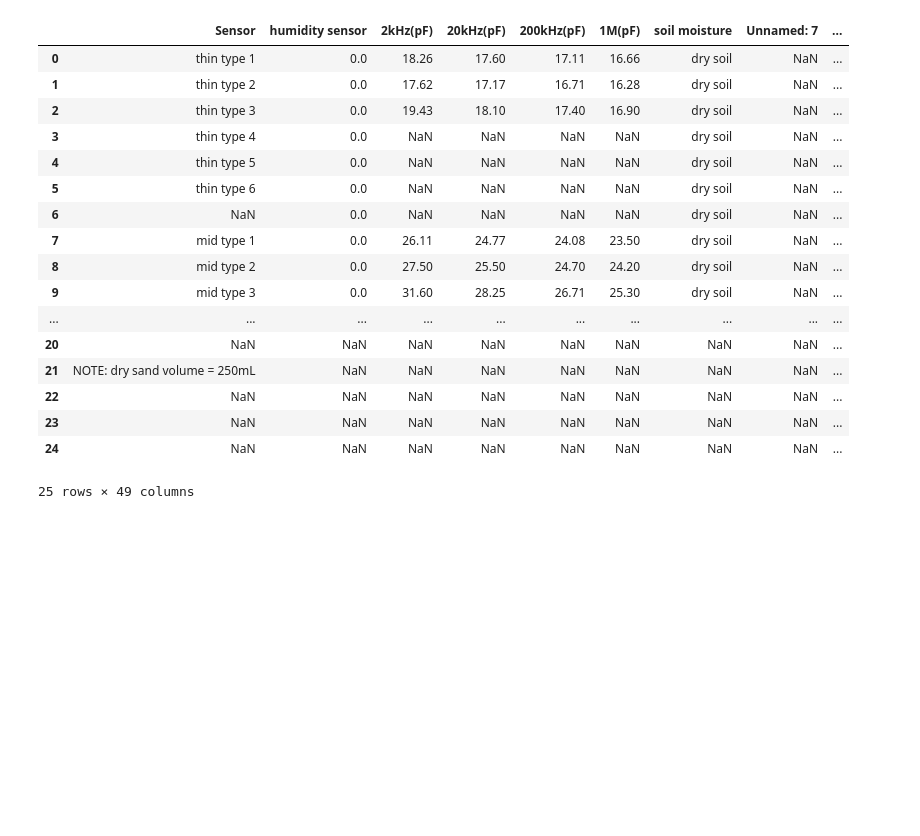
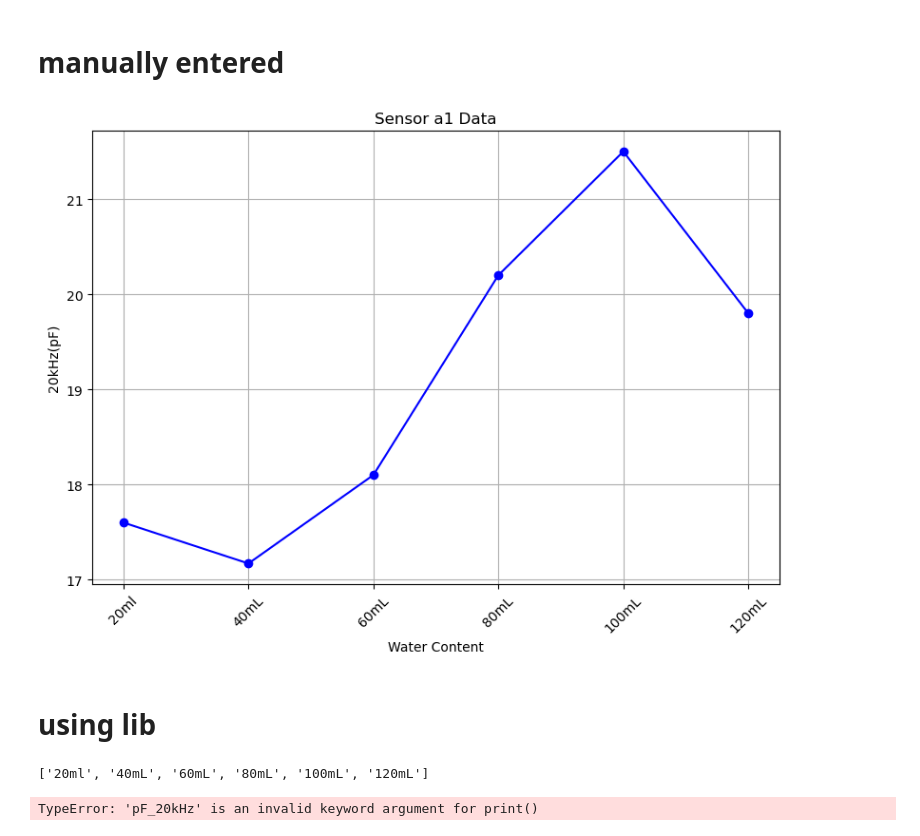
Before and after one commit to Akshat6133/automatic_irrigation_using_custom_made_sensor, a Jupyter notebook: idp.ipynb, the cells around one changed output. Saved outputs shown, nothing was run; the diff lists cells and outputs as text; code cells hidden in the pictures; blank space fills up the shorter version.

```diff
--- a/idp.ipynb
+++ b/idp.ipynb
@@ -6,21 +4,0 @@ data = pd.read_excel("idp.xlsx")
-# %%
-data
-# %% [output]
-|  | Sensor | humidity sensor | 2kHz(pF) | 20kHz(pF) | 200kHz(pF) | 1M(pF) | soil moisture | Unnamed: 7 | ... |
-| 0 | thin type 1 | 0.0 | 18.26 | 17.60 | 17.11 | 16.66 | dry soil | NaN | ... |
-| 1 | thin type 2 | 0.0 | 17.62 | 17.17 | 16.71 | 16.28 | dry soil | NaN | ... |
-| 2 | thin type 3 | 0.0 | 19.43 | 18.10 | 17.40 | 16.90 | dry soil | NaN | ... |
-| 3 | thin type 4 | 0.0 | NaN | NaN | NaN | NaN | dry soil | NaN | ... |
-| 4 | thin type 5 | 0.0 | NaN | NaN | NaN | NaN | dry soil | NaN | ... |
-| 5 | thin type 6 | 0.0 | NaN | NaN | NaN | NaN | dry soil | NaN | ... |
-| 6 | NaN | 0.0 | NaN | NaN | NaN | NaN | dry soil | NaN | ... |
-| 7 | mid type 1 | 0.0 | 26.11 | 24.77 | 24.08 | 23.50 | dry soil | NaN | ... |
-| 8 | mid type 2 | 0.0 | 27.50 | 25.50 | 24.70 | 24.20 | dry soil | NaN | ... |
-| 9 | mid type 3 | 0.0 | 31.60 | 28.25 | 26.71 | 25.30 | dry soil | NaN | ... |
-| ... | ... | ... | ... | ... | ... | ... | ... | ... | ... |
-| 20 | NaN | NaN | NaN | NaN | NaN | NaN | NaN | NaN | ... |
-| 21 | NOTE: dry sand volume = 250mL | NaN | NaN | NaN | NaN | NaN | NaN | NaN | ... |
-| 22 | NaN | NaN | NaN | NaN | NaN | NaN | NaN | NaN | ... |
-| 23 | NaN | NaN | NaN | NaN | NaN | NaN | NaN | NaN | ... |
-| 24 | NaN | NaN | NaN | NaN | NaN | NaN | NaN | NaN | ... |
-25 rows × 49 columns
@@ -26,0 +7,38 @@ data
+# %% [markdown]
+# manually entered
+# %%
+import matplotlib.pyplot as plt
+
+# Data for sensor a1
+water_content = ['20ml', '40mL', '60mL', '80mL', '100mL', '120mL']
+pF_20kHz = [17.6, 17.17, 18.1, 20.2, 21.5, 19.8]
+
+# Plotting
+plt.figure(figsize=(8, 6))
+plt.plot(water_content, pF_20kHz, marker='o', color='b', linestyle='-')
+
+# Adding labels and title
+plt.xlabel('Water Content')
+plt.ylabel('20kHz(pF)')
+plt.title('Sensor a1 Data')
+
+# Rotating x-axis labels for better readability
+plt.xticks(rotation=45)
+
+# Displaying the plot
+plt.grid(True)
+plt.tight_layout()
+plt.show()
+# %% [output]
+[figure, added]
+# %% [markdown]
+# using lib
+# %%
+df = data
+print(water_content)
+sensor_a1 = df[df['Sensor'] == 'a1']
+
+print(pF_20kHz = sensor_a1['20kHz(pF)'])
+# %% [output]
+['20ml', '40mL', '60mL', '80mL', '100mL', '120mL']
+TypeError: 'pF_20kHz' is an invalid keyword argument for print()
```
Also changed, not shown: parts of 4 cells of this notebook, 5 other files.
